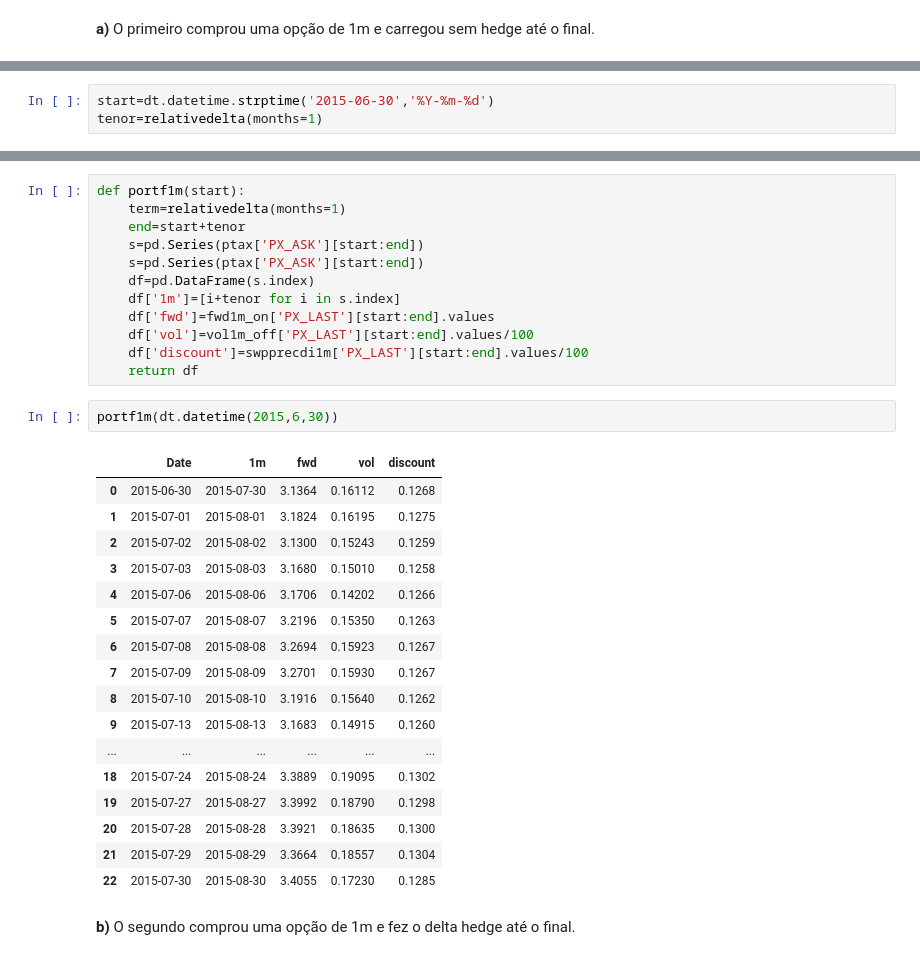
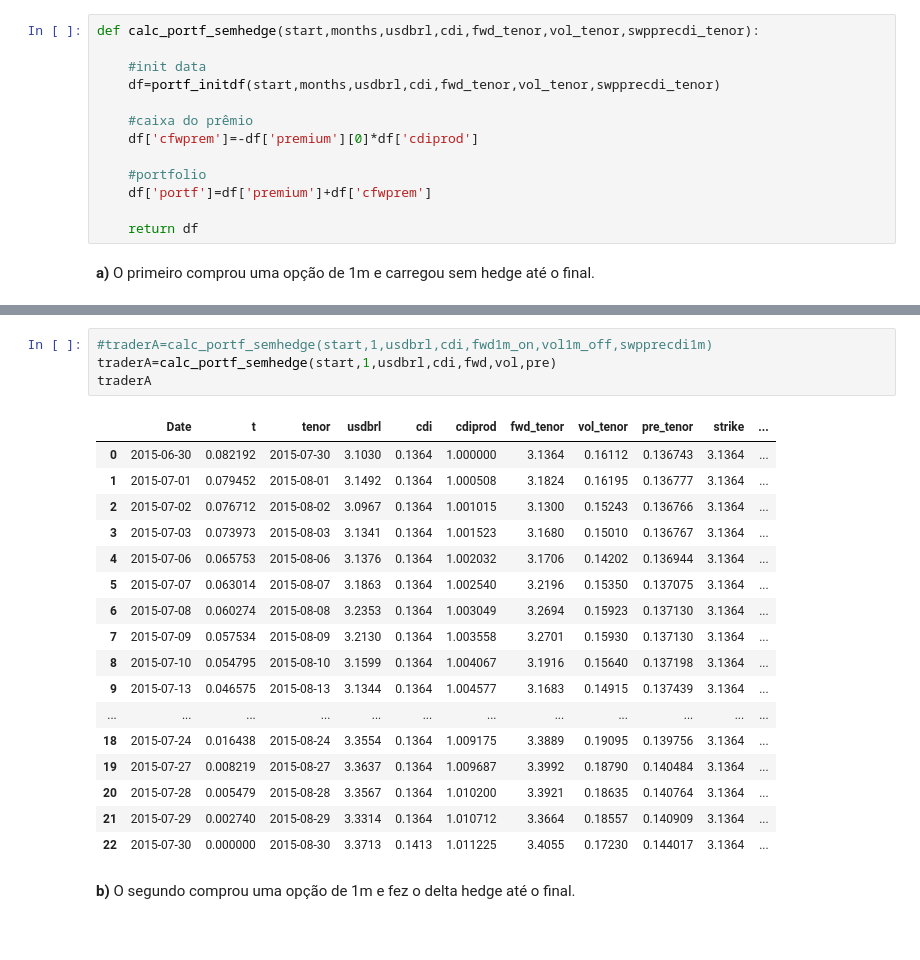
Before and after one commit to fagan2888/PricingHedging_Prova2, a Jupyter notebook: Prova2.ipynb, the cells around one changed output, grey strips where cells are left out. Drawn from its saved outputs; the diff is of its cells as text.

```diff
--- a/Prova2.ipynb
+++ b/Prova2.ipynb
@@ -106,2 +204,15 @@ def bsv(phi,F,K,discount,vol,t):
+# %%
+def calc_portf_semhedge(start,months,usdbrl,cdi,fwd_tenor,vol_tenor,swpprecdi_tenor):
+
+    #init data
+    df=portf_initdf(start,months,usdbrl,cdi,fwd_tenor,vol_tenor,swpprecdi_tenor)
+
+    #caixa do prêmio
+    df['cfwprem']=-df['premium'][0]*df['cdiprod']
+
+    #portfolio
+    df['portf']=df['premium']+df['cfwprem']
+
+    return df
 # %% [markdown]
 **a)** O primeiro comprou uma opção de 1m e carregou sem hedge até o final.
@@ -130,3 +218,0 @@ vol=vol1m_off['PX_LAST']['2015-06-30']/100
-# %%
-start=dt.datetime.strptime('2015-06-30','%Y-%m-%d')
-tenor=relativedelta(months=1)
@@ -227,34 +219,24 @@ df
-# %%
-def portf1m(start):
-    term=relativedelta(months=1)
-    end=start+tenor
-    s=pd.Series(ptax['PX_ASK'][start:end])
-    s=pd.Series(ptax['PX_ASK'][start:end])
-    df=pd.DataFrame(s.index)
-    df['1m']=[i+tenor for i in s.index]
-    df['fwd']=fwd1m_on['PX_LAST'][start:end].values
-    df['vol']=vol1m_off['PX_LAST'][start:end].values/100
-    df['discount']=swpprecdi1m['PX_LAST'][start:end].values/100
-    return df
-# %%
-portf1m(dt.datetime(2015,6,30))
-# %% [output]
-|  | Date | 1m | fwd | vol | discount |
-| 0 | 2015-06-30 | 2015-07-30 | 3.1364 | 0.16112 | 0.1268 |
-| 1 | 2015-07-01 | 2015-08-01 | 3.1824 | 0.16195 | 0.1275 |
-| 2 | 2015-07-02 | 2015-08-02 | 3.1300 | 0.15243 | 0.1259 |
-| 3 | 2015-07-03 | 2015-08-03 | 3.1680 | 0.15010 | 0.1258 |
-| 4 | 2015-07-06 | 2015-08-06 | 3.1706 | 0.14202 | 0.1266 |
-| 5 | 2015-07-07 | 2015-08-07 | 3.2196 | 0.15350 | 0.1263 |
-| 6 | 2015-07-08 | 2015-08-08 | 3.2694 | 0.15923 | 0.1267 |
-| 7 | 2015-07-09 | 2015-08-09 | 3.2701 | 0.15930 | 0.1267 |
-| 8 | 2015-07-10 | 2015-08-10 | 3.1916 | 0.15640 | 0.1262 |
-| 9 | 2015-07-13 | 2015-08-13 | 3.1683 | 0.14915 | 0.1260 |
-| ... | ... | ... | ... | ... | ... |
-| 18 | 2015-07-24 | 2015-08-24 | 3.3889 | 0.19095 | 0.1302 |
-| 19 | 2015-07-27 | 2015-08-27 | 3.3992 | 0.18790 | 0.1298 |
-| 20 | 2015-07-28 | 2015-08-28 | 3.3921 | 0.18635 | 0.1300 |
-| 21 | 2015-07-29 | 2015-08-29 | 3.3664 | 0.18557 | 0.1304 |
-| 22 | 2015-07-30 | 2015-08-30 | 3.4055 | 0.17230 | 0.1285 |
+# %%
+#traderA=calc_portf_semhedge(start,1,usdbrl,cdi,fwd1m_on,vol1m_off,swpprecdi1m)
+traderA=calc_portf_semhedge(start,1,usdbrl,cdi,fwd,vol,pre)
+traderA
+# %% [output]
+|  | Date | t | tenor | usdbrl | cdi | cdiprod | fwd_tenor | vol_tenor | pre_tenor | strike | ... |
+| 0 | 2015-06-30 | 0.082192 | 2015-07-30 | 3.1030 | 0.1364 | 1.000000 | 3.1364 | 0.16112 | 0.136743 | 3.1364 | ... |
+| 1 | 2015-07-01 | 0.079452 | 2015-08-01 | 3.1492 | 0.1364 | 1.000508 | 3.1824 | 0.16195 | 0.136777 | 3.1364 | ... |
+| 2 | 2015-07-02 | 0.076712 | 2015-08-02 | 3.0967 | 0.1364 | 1.001015 | 3.1300 | 0.15243 | 0.136766 | 3.1364 | ... |
+| 3 | 2015-07-03 | 0.073973 | 2015-08-03 | 3.1341 | 0.1364 | 1.001523 | 3.1680 | 0.15010 | 0.136767 | 3.1364 | ... |
+| 4 | 2015-07-06 | 0.065753 | 2015-08-06 | 3.1376 | 0.1364 | 1.002032 | 3.1706 | 0.14202 | 0.136944 | 3.1364 | ... |
+| 5 | 2015-07-07 | 0.063014 | 2015-08-07 | 3.1863 | 0.1364 | 1.002540 | 3.2196 | 0.15350 | 0.137075 | 3.1364 | ... |
+| 6 | 2015-07-08 | 0.060274 | 2015-08-08 | 3.2353 | 0.1364 | 1.003049 | 3.2694 | 0.15923 | 0.137130 | 3.1364 | ... |
+| 7 | 2015-07-09 | 0.057534 | 2015-08-09 | 3.2130 | 0.1364 | 1.003558 | 3.2701 | 0.15930 | 0.137130 | 3.1364 | ... |
+| 8 | 2015-07-10 | 0.054795 | 2015-08-10 | 3.1599 | 0.1364 | 1.004067 | 3.1916 | 0.15640 | 0.137198 | 3.1364 | ... |
+| 9 | 2015-07-13 | 0.046575 | 2015-08-13 | 3.1344 | 0.1364 | 1.004577 | 3.1683 | 0.14915 | 0.137439 | 3.1364 | ... |
+| ... | ... | ... | ... | ... | ... | ... | ... | ... | ... | ... | ... |
+| 18 | 2015-07-24 | 0.016438 | 2015-08-24 | 3.3554 | 0.1364 | 1.009175 | 3.3889 | 0.19095 | 0.139756 | 3.1364 | ... |
+| 19 | 2015-07-27 | 0.008219 | 2015-08-27 | 3.3637 | 0.1364 | 1.009687 | 3.3992 | 0.18790 | 0.140484 | 3.1364 | ... |
+| 20 | 2015-07-28 | 0.005479 | 2015-08-28 | 3.3567 | 0.1364 | 1.010200 | 3.3921 | 0.18635 | 0.140764 | 3.1364 | ... |
+| 21 | 2015-07-29 | 0.002740 | 2015-08-29 | 3.3314 | 0.1364 | 1.010712 | 3.3664 | 0.18557 | 0.140909 | 3.1364 | ... |
+| 22 | 2015-07-30 | 0.000000 | 2015-08-30 | 3.3713 | 0.1413 | 1.011225 | 3.4055 | 0.17230 | 0.144017 | 3.1364 | ... |
 # %% [markdown]
 **b)**  O segundo comprou uma opção de 1m e fez o delta hedge até o final.
```
Also changed, not shown: parts of 23 cells of this notebook.
